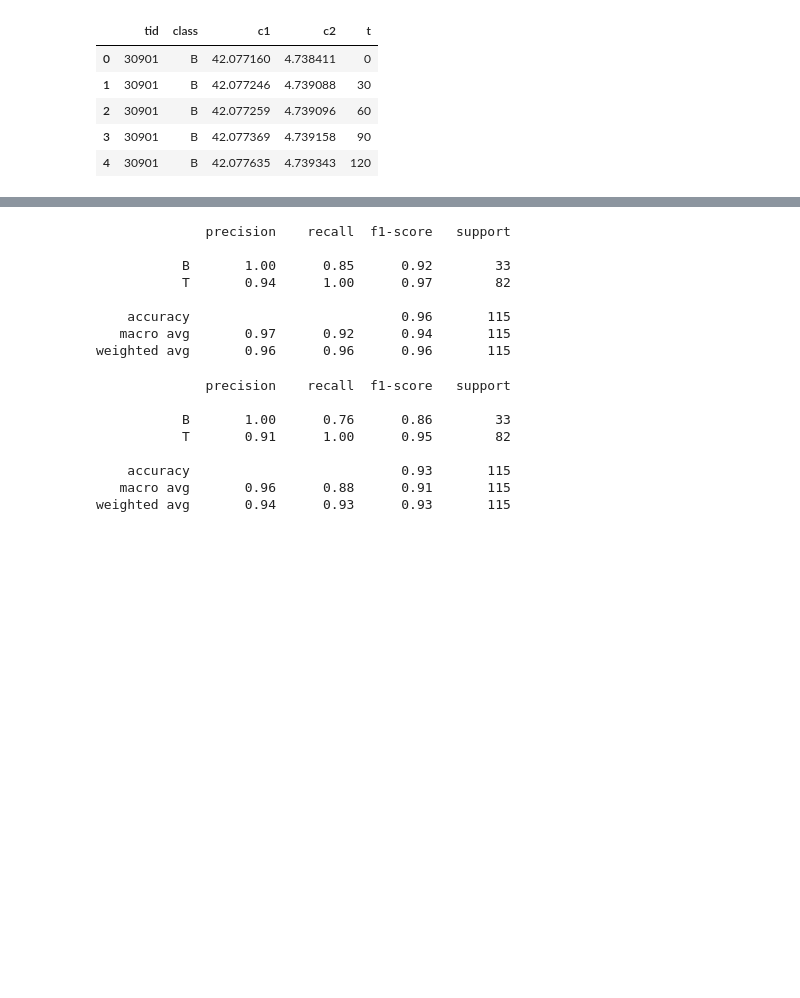
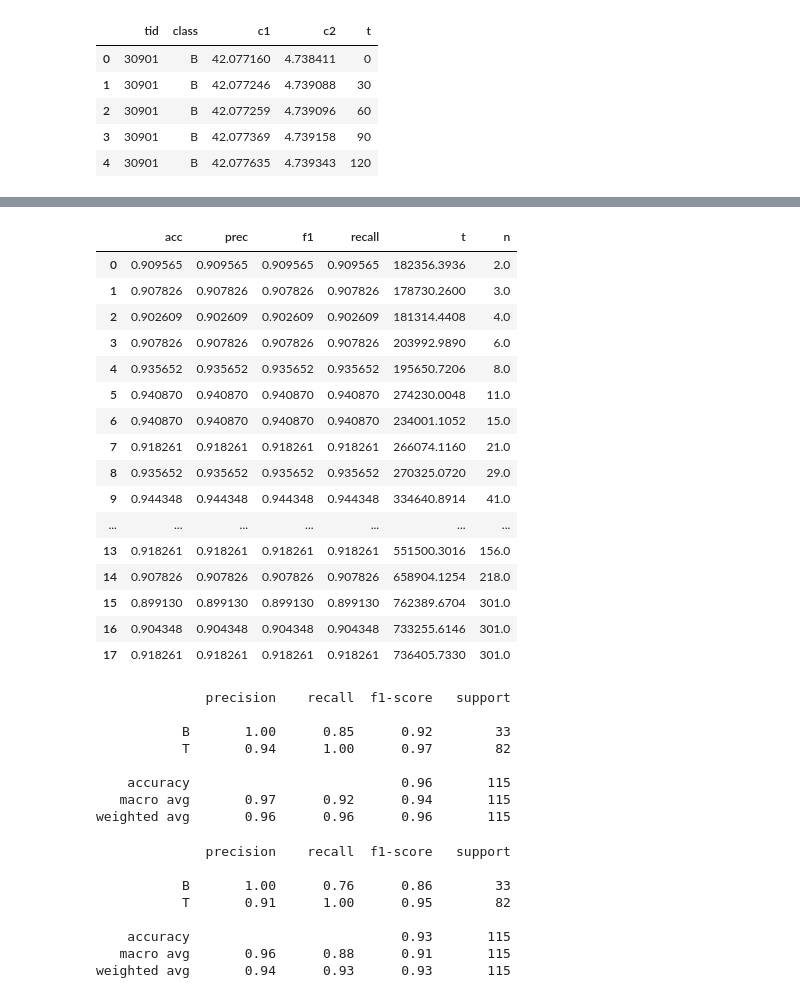
Before and after one commit to cri98li/cri98tj, a Jupyter notebook: experiments/Test n_movelet +dim - Vehicle.ipynb, the cells around one changed output, grey strips where cells are left out. Drawn from its saved outputs; the diff is of its cells as text; code cells hidden in the pictures; blank space fills up the shorter version.

```diff
--- a/experiments/Test n_movelet +dim - Vehicle.ipynb
+++ b/experiments/Test n_movelet +dim - Vehicle.ipynb
@@ -31,13 +33,16 @@ tid_train, tid_test, _, _ = train_test_split(df.groupby(by=["tid"]).max().reset_
                                                         random_state=3)
 
 spatioTemporalCols = ["c1", "c2", "t"]
-n_movelets=50
-n_jobs = 10
+n_jobs = 24
 verbose = False
-precision = 6
 # %%
 import warnings
 warnings.filterwarnings("ignore")
+# %%
+from sklearn.metrics import accuracy_score, precision_score, f1_score, recall_score
+
+def compute_measures(test, pred):
+    return (accuracy_score(test, pred), precision_score(test, pred, average="micro"), f1_score(test, pred, average="micro"), recall_score(test, pred, average="micro"))
 # %%
 def myconcat_np(big, small):
     if len(big[0]) < len(small[0]):
@@ -75,7 +80,7 @@ def my_transform(self, X):
         self.n_movelets = round(self.n_movelets * len(df.partId.unique()))
 
 
-    movelets_to_test1 = select_and_pivot(df, self.n_movelets/n_class, self.normalizer).values[:, 1:]
+    movelets_to_test1 = select_and_pivot(df, (self.n_movelets/n_class)//2, self.normalizer).values[:, 1:]
 
     #df.partId = df.partId.apply(lambda x: x[:x.index("_")-1]+x[x.index("_"):])
     new_gh = []
@@ -93,7 +98,7 @@ def my_transform(self, X):
 
     df.partId = new_gh
 
-    movelets_to_test2 = select_and_pivot(df, self.n_movelets/n_class, self.normalizer).values[:, 1:]
+    movelets_to_test2 = select_and_pivot(df, (self.n_movelets/n_class)//2, self.normalizer).values[:, 1:]
 
     movelets_to_test = myconcat_np(movelets_to_test1, movelets_to_test2)
 
@@ -192,3 +236,33 @@ for i in tqdm(range(15)):
+# %%
+df_res_rig = pd.DataFrame(res, columns=["acc", "prec", "f1", "recall"])
+
+df_res_rig["t"] = time
+
+df_res_rig.t *= -1
+
+df_res_rig["n"] = n_mov_rig
+
+df_res_rig.to_csv("Test n_movelet +dim vehicle RIG.csv", index=None)
+# %%
+df_res_rig
+# %% [output]
+|  | acc | prec | f1 | recall | t | n |
+| 0 | 0.909565 | 0.909565 | 0.909565 | 0.909565 | 182356.3936 | 2.0 |
+| 1 | 0.907826 | 0.907826 | 0.907826 | 0.907826 | 178730.2600 | 3.0 |
+| 2 | 0.902609 | 0.902609 | 0.902609 | 0.902609 | 181314.4408 | 4.0 |
+| 3 | 0.907826 | 0.907826 | 0.907826 | 0.907826 | 203992.9890 | 6.0 |
+| 4 | 0.935652 | 0.935652 | 0.935652 | 0.935652 | 195650.7206 | 8.0 |
+| 5 | 0.940870 | 0.940870 | 0.940870 | 0.940870 | 274230.0048 | 11.0 |
+| 6 | 0.940870 | 0.940870 | 0.940870 | 0.940870 | 234001.1052 | 15.0 |
+| 7 | 0.918261 | 0.918261 | 0.918261 | 0.918261 | 266074.1160 | 21.0 |
+| 8 | 0.935652 | 0.935652 | 0.935652 | 0.935652 | 270325.0720 | 29.0 |
+| 9 | 0.944348 | 0.944348 | 0.944348 | 0.944348 | 334640.8914 | 41.0 |
+| ... | ... | ... | ... | ... | ... | ... |
+| 13 | 0.918261 | 0.918261 | 0.918261 | 0.918261 | 551500.3016 | 156.0 |
+| 14 | 0.907826 | 0.907826 | 0.907826 | 0.907826 | 658904.1254 | 218.0 |
+| 15 | 0.899130 | 0.899130 | 0.899130 | 0.899130 | 762389.6704 | 301.0 |
+| 16 | 0.904348 | 0.904348 | 0.904348 | 0.904348 | 733255.6146 | 301.0 |
+| 17 | 0.918261 | 0.918261 | 0.918261 | 0.918261 | 736405.7330 | 301.0 |
 # %%
 partitioner = Geohash_partitioner(precision=6, spatioTemporalColumns=spatioTemporalCols, verbose=verbose)
 part = partitioner.fit_transform(df[df.tid.isin(tid_train)].values)
```
Also changed, not shown: parts of 10 cells of this notebook, 16 other files.
